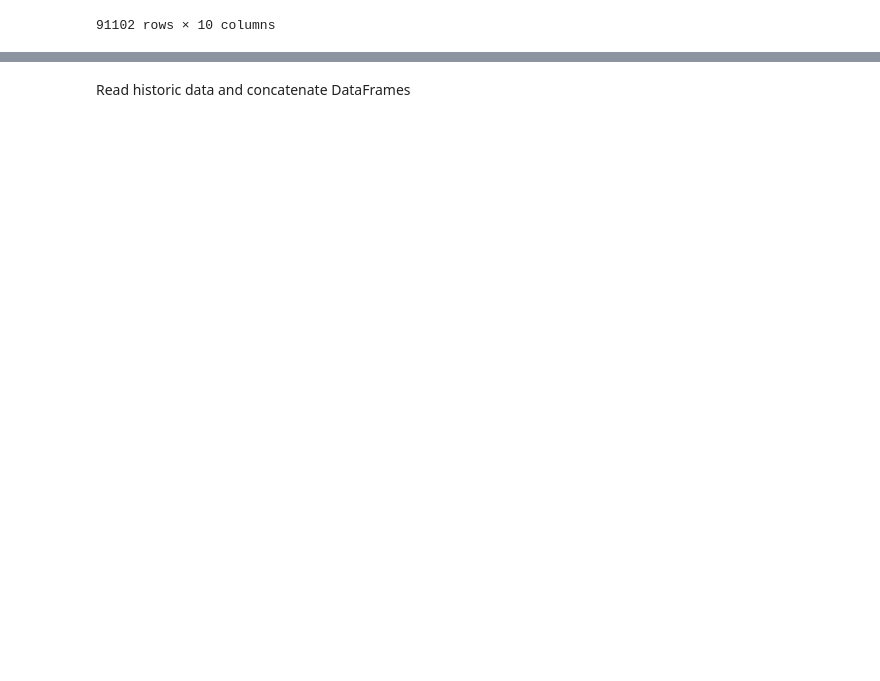
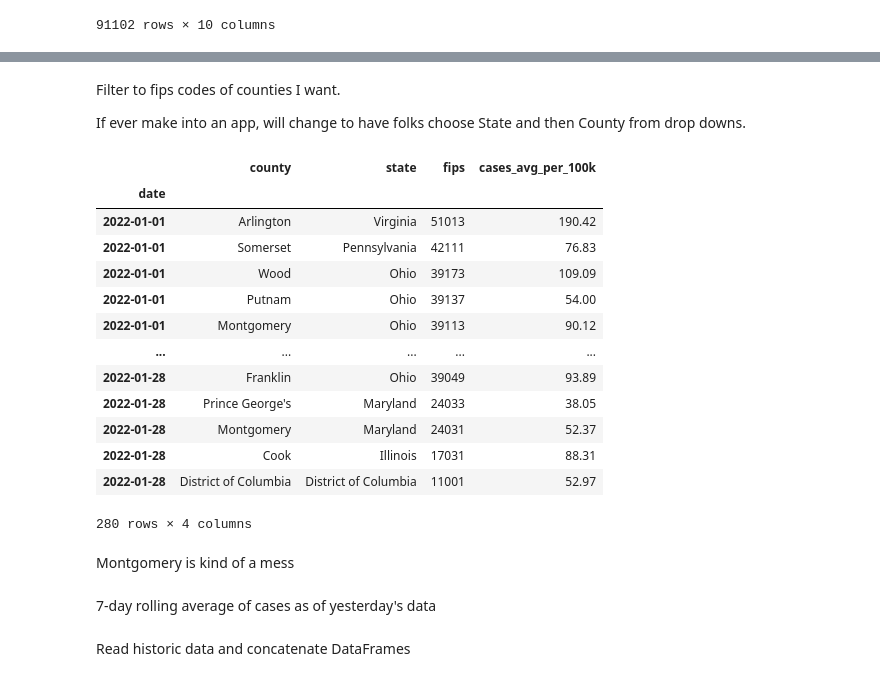
Before and after one commit to discdiver/covid-cities, a Jupyter notebook: prepare.ipynb, the cells around one changed output, grey strips where cells are left out. Cells and saved outputs as stored; diff of their text form; code cells hidden in the pictures; blank space fills up the shorter version.

Commit message:
working plot of counyty level data

```diff
--- a/prepare.ipynb
+++ b/prepare.ipynb
@@ -55,7 +122,7 @@ Filter to counties of interest
 # %% [markdown]
 Convert geoid to FIPS code for plotting
 # %%
-df_2022['fips'] = df_2022['geoid'].str[-5:]
+df_2022['fips'] = pd.to_numeric(df_2022['geoid'].str[-5:], downcast='integer')
 df_2022
 # %% [output]
 |  | geoid | county | state | cases | cases_avg | cases_avg_per_100k | deaths | deaths_avg | ... |
@@ -76,0 +162,26 @@ df_2
+# %% [markdown]
+Filter to fips codes of counties I want.
+
+If ever make into an app, will change to have folks choose State and then County from drop downs.
+# %%
+fips_counties = [11001, 24033, 24031, 17031, 39173, 39137, 39113, 39049, 51013, 42111]
+
+cols = ['county', 'state', 'fips', 'cases_avg_per_100k']
+
+df_2022_counties = df_2022.loc[df_2022['fips'].isin(fips_counties), cols]
+df_2022_counties
+# %% [output]
+|  | county | state | fips | cases_avg_per_100k |
+| date |  |  |  |  |
+| 2022-01-01 | Arlington | Virginia | 51013 | 190.42 |
+| 2022-01-01 | Somerset | Pennsylvania | 42111 | 76.83 |
+| 2022-01-01 | Wood | Ohio | 39173 | 109.09 |
+| 2022-01-01 | Putnam | Ohio | 39137 | 54.00 |
+| 2022-01-01 | Montgomery | Ohio | 39113 | 90.12 |
+| ... | ... | ... | ... | ... |
+| 2022-01-28 | Franklin | Ohio | 39049 | 93.89 |
+| 2022-01-28 | Prince George's | Maryland | 24033 | 38.05 |
+| 2022-01-28 | Montgomery | Maryland | 24031 | 52.37 |
+| 2022-01-28 | Cook | Illinois | 17031 | 88.31 |
+| 2022-01-28 | District of Columbia | District of Columbia | 11001 | 52.97 |
+280 rows × 4 columns
@@ -76,0 +190,4 @@ df_2
+# %% [markdown]
+Montgomery is kind of a mess
+# %% [markdown]
+7-day rolling average of cases as of yesterday's data
```
Also changed, not shown: parts of 10 cells of this notebook.
